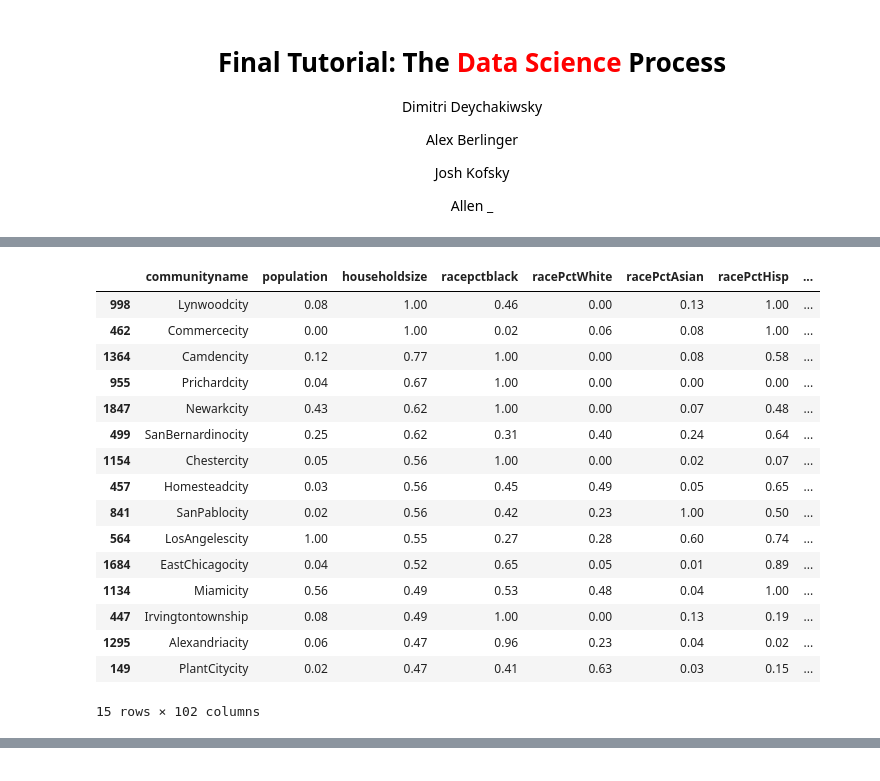
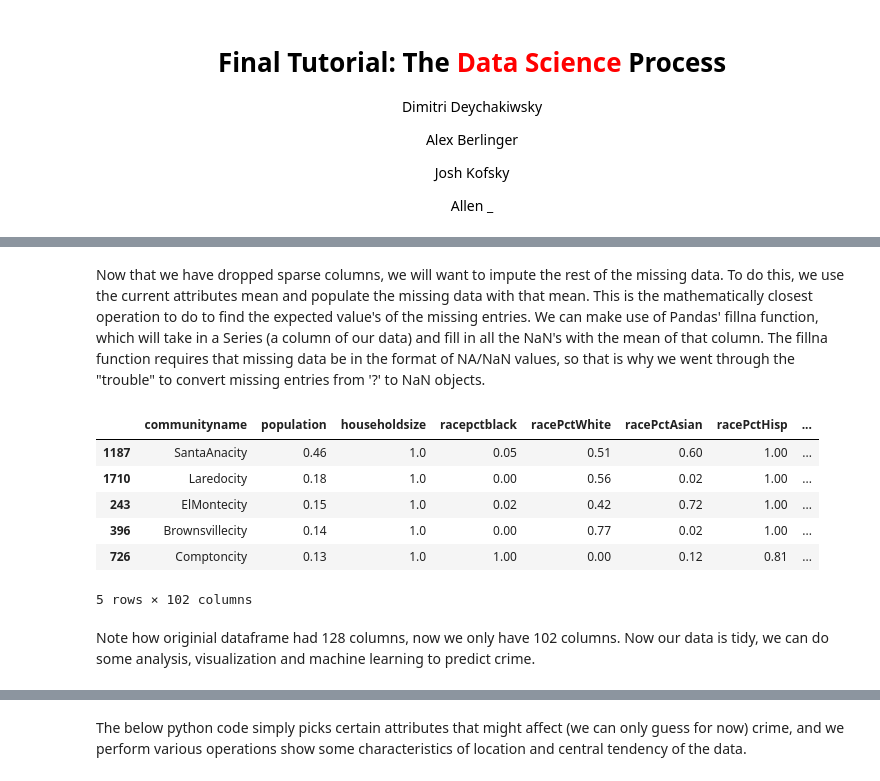
Before and after one commit to ddeychak/ddeychak.github.io, a Jupyter notebook: FinalTutorial - Gold Master.ipynb, the cells around one changed output, grey strips where cells are left out. Saved outputs shown, nothing was run; the diff lists cells and outputs as text; code cells hidden in the pictures.

Commit message:
Add files via upload
started part 4, added prose throughout

```diff
--- a/FinalTutorial - Gold Master.ipynb
+++ b/FinalTutorial - Gold Master.ipynb
@@ -66,0 +63,6 @@ data.head(15)
+# %%
+data = data.sort_values(ascending=False, by=["householdsize","population"])
+
+data.drop(['state','county','community','fold'],1, inplace=True)
+
+data.head()
@@ -79,9 +89,3 @@ The normalization preserves rough ratios of values <i>within</i> an attribute (e
 <br><br><img src="https://preview.ibb.co/fkKk35/Screen_Shot_2017_05_08_at_10_58_41_PM.png" alt="" width="640" height="239" /></p>
 <br>
 <br>
-# %%
-data = data.sort_values(ascending=False, by=["ViolentCrimesPerPop","householdsize","population"])
-
-data.drop(['state','county','community','fold'],1, inplace=True)
-
-data.head(15)
@@ -131,28 +99,20 @@ data.head(15)
+# %% [markdown]
+Now that we have dropped sparse columns, we will want to impute the rest of the missing data. To do this, we use the current attributes mean and populate the missing data with that mean. This is the mathematically closest operation to do to find the expected value's of the missing entries. We can make use of Pandas' fillna function, which will take in a Series (a column of our data) and fill in all the NaN's with the mean of that column. The fillna function requires that missing data be in the format of NA/NaN values, so that is why we went through the "trouble" to convert missing entries from '?' to NaN objects.
 # %%
-
 for col in data.drop('communityname',1):
     mean = data[col].mean()
     data[col].fillna(value=mean,inplace=True)
-
-data.head(15)
+data.head()
 # %% [output]
 |  | communityname | population | householdsize | racepctblack | racePctWhite | racePctAsian | racePctHisp | ... |
-| 998 | Lynwoodcity | 0.08 | 1.00 | 0.46 | 0.00 | 0.13 | 1.00 | ... |
-| 462 | Commercecity | 0.00 | 1.00 | 0.02 | 0.06 | 0.08 | 1.00 | ... |
-| 1364 | Camdencity | 0.12 | 0.77 | 1.00 | 0.00 | 0.08 | 0.58 | ... |
-| 955 | Prichardcity | 0.04 | 0.67 | 1.00 | 0.00 | 0.00 | 0.00 | ... |
-| 1847 | Newarkcity | 0.43 | 0.62 | 1.00 | 0.00 | 0.07 | 0.48 | ... |
-| 499 | SanBernardinocity | 0.25 | 0.62 | 0.31 | 0.40 | 0.24 | 0.64 | ... |
-| 1154 | Chestercity | 0.05 | 0.56 | 1.00 | 0.00 | 0.02 | 0.07 | ... |
-| 457 | Homesteadcity | 0.03 | 0.56 | 0.45 | 0.49 | 0.05 | 0.65 | ... |
-| 841 | SanPablocity | 0.02 | 0.56 | 0.42 | 0.23 | 1.00 | 0.50 | ... |
-| 564 | LosAngelescity | 1.00 | 0.55 | 0.27 | 0.28 | 0.60 | 0.74 | ... |
-| 1684 | EastChicagocity | 0.04 | 0.52 | 0.65 | 0.05 | 0.01 | 0.89 | ... |
-| 1134 | Miamicity | 0.56 | 0.49 | 0.53 | 0.48 | 0.04 | 1.00 | ... |
-| 447 | Irvingtontownship | 0.08 | 0.49 | 1.00 | 0.00 | 0.13 | 0.19 | ... |
-| 1295 | Alexandriacity | 0.06 | 0.47 | 0.96 | 0.23 | 0.04 | 0.02 | ... |
-| 149 | PlantCitycity | 0.02 | 0.47 | 0.41 | 0.63 | 0.03 | 0.15 | ... |
+| 1187 | SantaAnacity | 0.46 | 1.0 | 0.05 | 0.51 | 0.60 | 1.00 | ... |
+| 1710 | Laredocity | 0.18 | 1.0 | 0.00 | 0.56 | 0.02 | 1.00 | ... |
+| 243 | ElMontecity | 0.15 | 1.0 | 0.02 | 0.42 | 0.72 | 1.00 | ... |
+| 396 | Brownsvillecity | 0.14 | 1.0 | 0.00 | 0.77 | 0.02 | 1.00 | ... |
+| 726 | Comptoncity | 0.13 | 1.0 | 1.00 | 0.00 | 0.12 | 0.81 | ... |
-15 rows × 102 columns
+5 rows × 102 columns
+# %% [markdown]
+Note how originial dataframe had 128 columns, now we only have 102 columns. Now our data is tidy, we can do some analysis, visualization and machine learning to predict crime.
 # %% [markdown]
 <h3 style="text-align: center;">Step 3: Exploratory Analysis and Data Visualization</h3>
 <br>
@@ -167,4 +127,6 @@ data.head(15)
 <p style="text-align: center;">&nbsp;<img src="https://preview.ibb.co/eiiAmQ/Screen_Shot_2017_05_09_at_8_00_07_PM.png" alt="" width="640" height="239" /></p>
 <p style="text-align: center;">&nbsp;</p>
 <p style="text-align: center;">&nbsp;</p>
+# %% [markdown]
+The below python code simply picks certain attributes that might affect (we can only guess for now) crime, and we perform various operations show some characteristics of location and central tendency of the data.
 # %%
```
Also changed, not shown: parts of 11 cells of this notebook.
